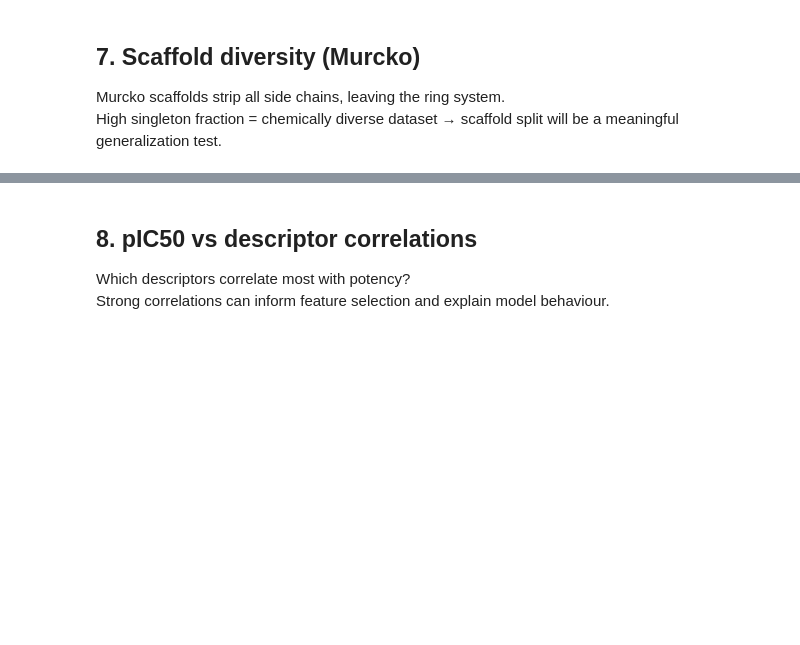
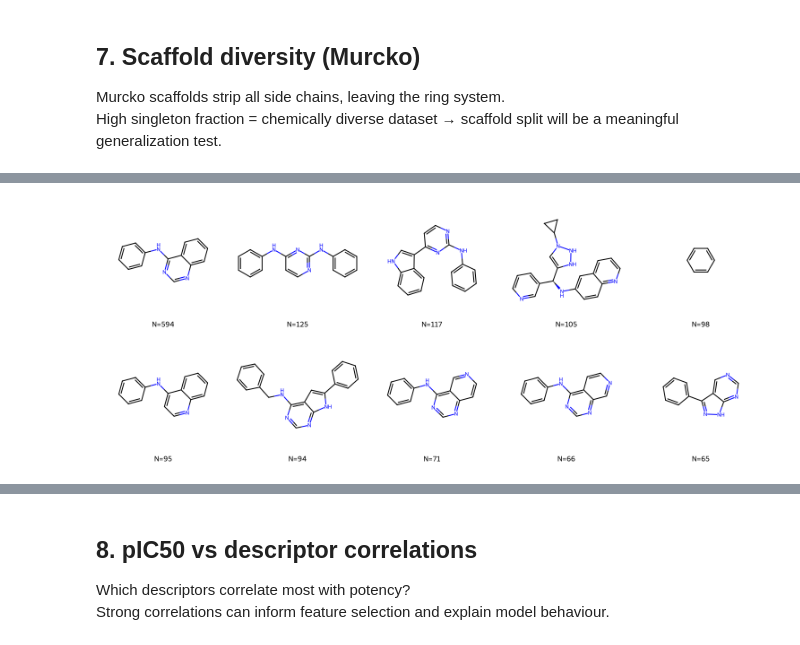
Before and after one commit to Ankit-kumar91/egfr-pic50-prediction, a Jupyter notebook: notebooks/02_eda_chemical_space.ipynb, the cells around one changed output, grey strips where cells are left out. Saved outputs shown, nothing was run; the diff lists cells and outputs as text; code cells hidden in the pictures; blank space fills up the shorter version.

```diff
--- a/notebooks/02_eda_chemical_space.ipynb
+++ b/notebooks/02_eda_chemical_space.ipynb
@@ -229,0 +385,15 @@ print(scaffold_counts.head(10).to_string())
+# %%
+top10_scaffolds = df_full['scaffold'].value_counts().head(10).index
+
+mols = [Chem.MolFromSmiles(s) for s in top10_scaffolds]
+
+img = Draw.MolsToGridImage(
+    mols,
+    molsPerRow=5,
+    subImgSize=(300,300),
+    legends=[f"N={df_full['scaffold'].value_counts()[s]}" for s in top10_scaffolds]
+)
+
+img
+# %% [output]
+[figure, added]
```
Also changed, not shown: parts of 20 cells of this notebook, 4 other files.
